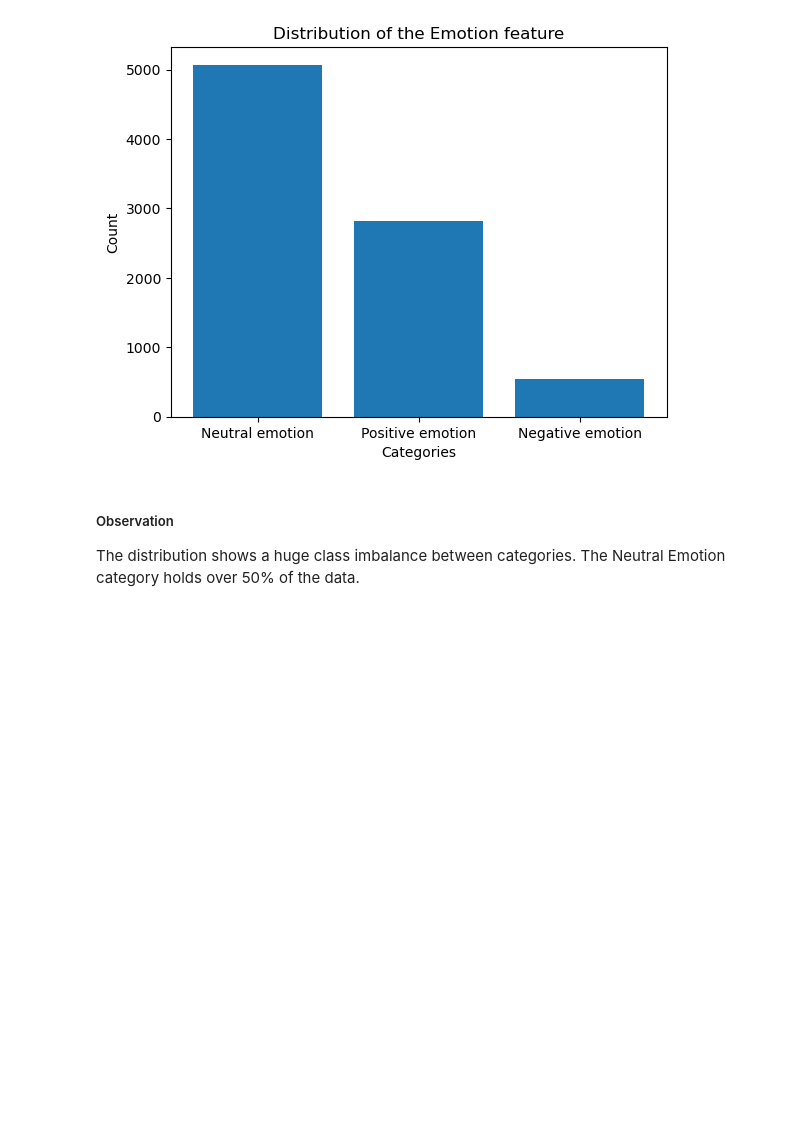
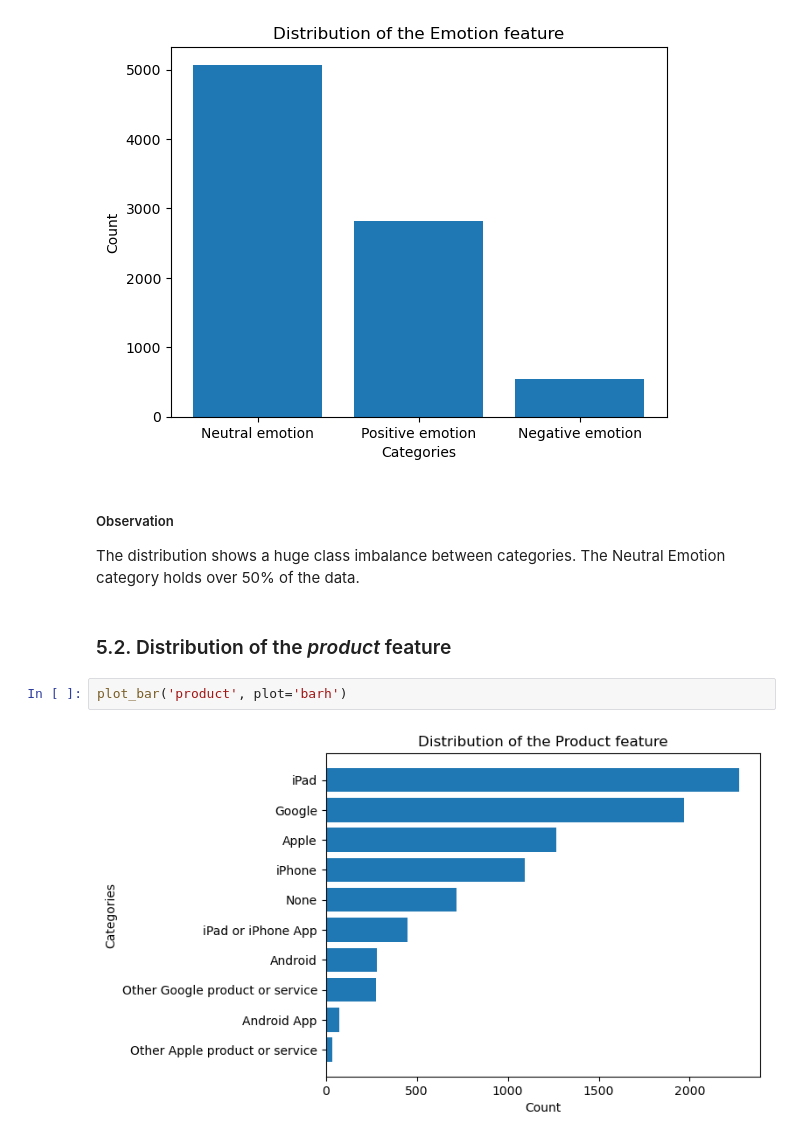
Before and after one commit to ggeorgekkariuki/SentimentFlow_NLP, a Jupyter notebook: sentimentflow.ipynb, the cells around one changed output. Drawn from its saved outputs; the diff is of its cells as text; blank space fills up the shorter version.

Commit message:
Visualise the product feature

```diff
--- a/sentimentflow.ipynb
+++ b/sentimentflow.ipynb
@@ -419,3 +419,9 @@ plot_bar('emotion')
 # %% [markdown]
 ##### Observation
 The distribution shows a huge class imbalance between categories. The Neutral Emotion category holds over 50% of the data.
+# %% [markdown]
+### 5.2. Distribution of the *product* feature
+# %%
+plot_bar('product', plot='barh')
+# %% [output]
+[figure, added]
```
Also changed, not shown: parts of 5 cells of this notebook.
